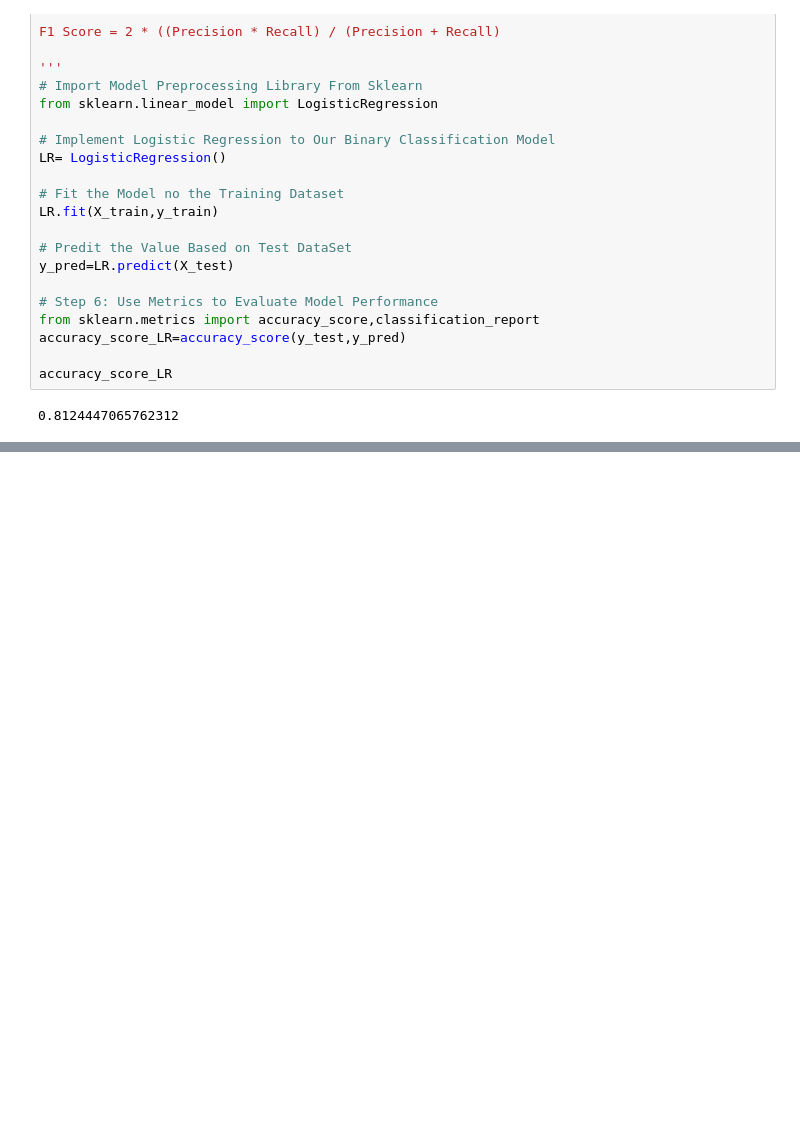
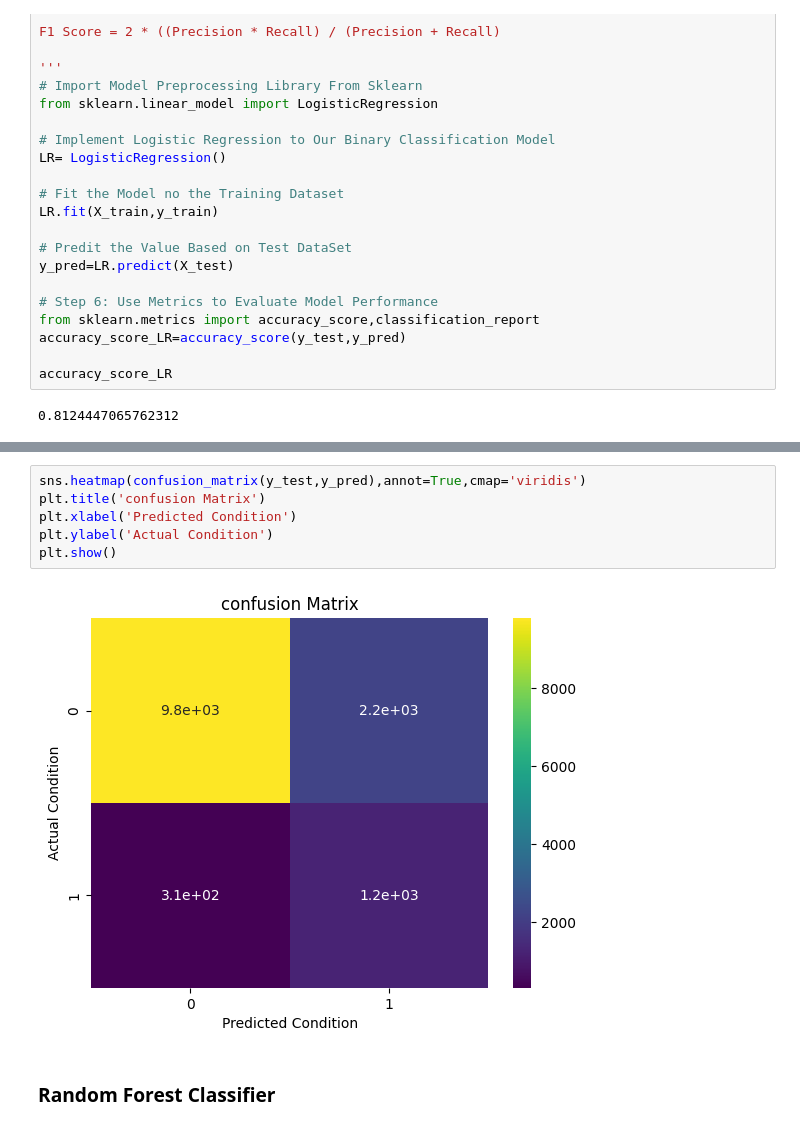
Before and after one commit to MontyVasita18/BankMarketing_MLModel, a Jupyter notebook: Model.ipynb, the cells around one changed output, grey strips where cells are left out. Cells and saved outputs as stored; diff of their text form; blank space fills up the shorter version.

Commit message:
Random Forest Classification

```diff
--- a/Model.ipynb
+++ b/Model.ipynb
@@ -381,0 +400,10 @@ accuracy_score_LR
+# %%
+sns.heatmap(confusion_matrix(y_test,y_pred),annot=True,cmap='viridis')
+plt.title('confusion Matrix')
+plt.xlabel('Predicted Condition')
+plt.ylabel('Actual Condition')
+plt.show()
+# %% [output]
+[figure, added]
+# %% [markdown]
+### **Random Forest Classifier**
```
Also changed, not shown: parts of 8 cells of this notebook.
